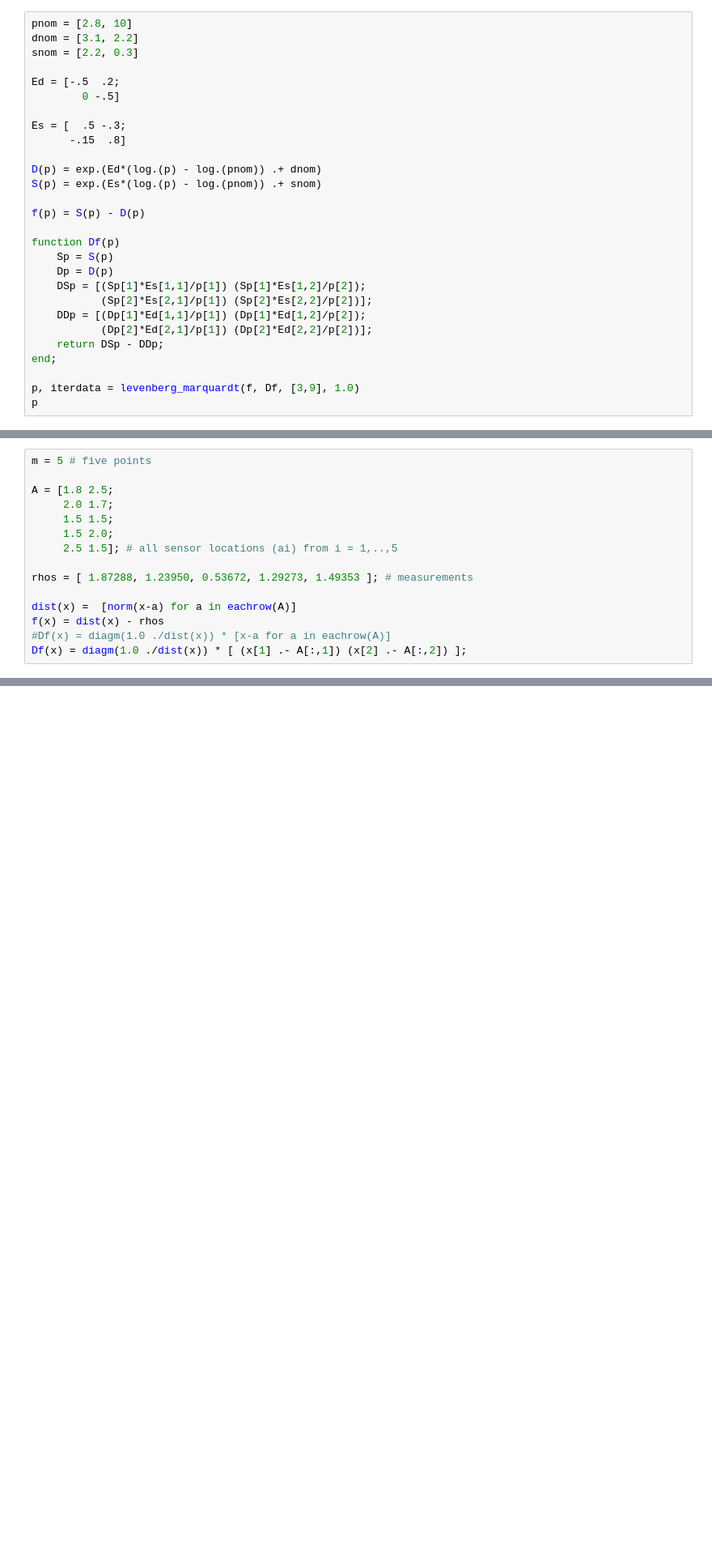
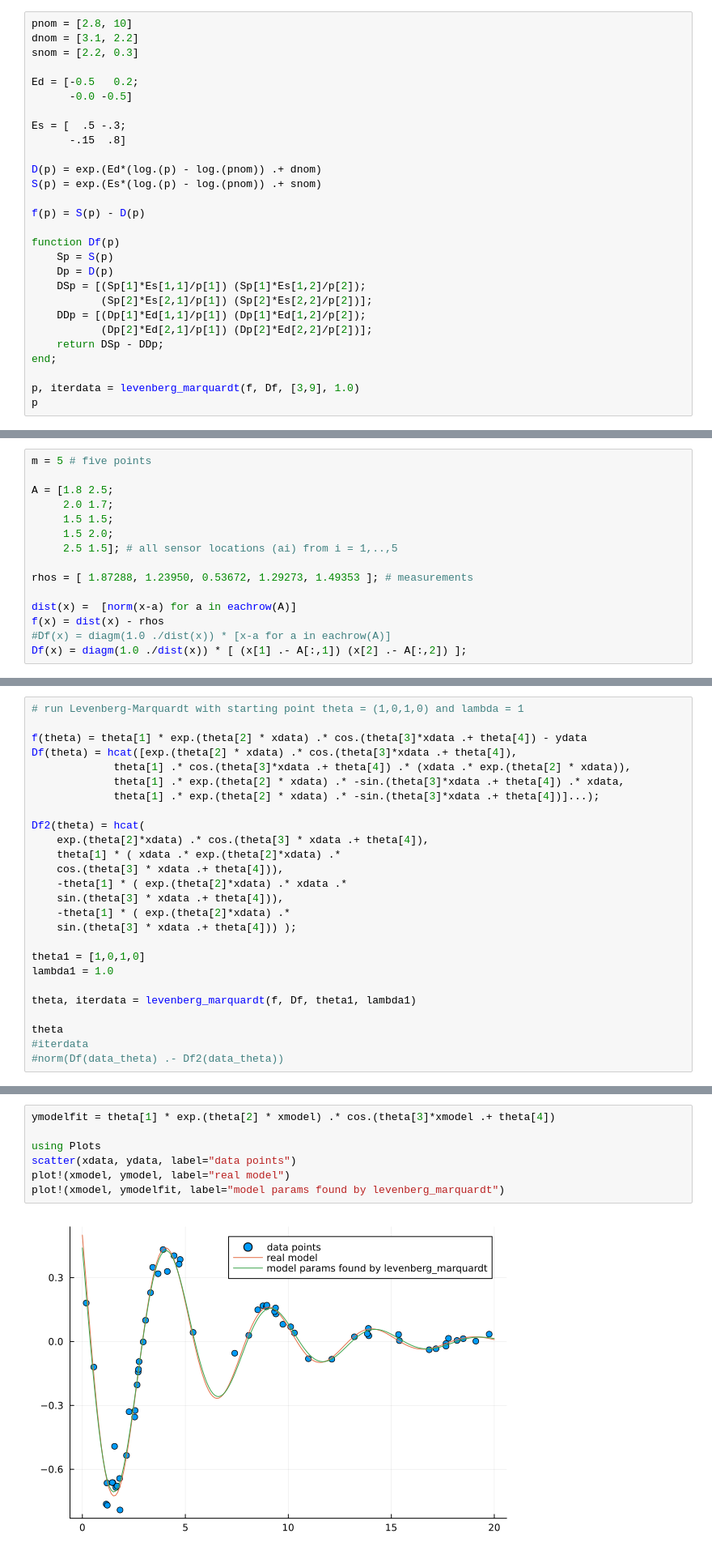
Before and after one commit to Minh-An/engr108, a Jupyter notebook: nonlinear_ls.ipynb, the cells around one changed output, grey strips where cells are left out. Shown at 81% size. Drawn from its saved outputs; the diff is of its cells as text; blank space fills up the shorter version.

Commit message:
18.5 Nonlinear model fitting.

```diff
--- a/nonlinear_ls.ipynb
+++ b/nonlinear_ls.ipynb
@@ -447,8 +450,8 @@ pnom = [2.8, 10]
 dnom = [3.1, 2.2]
 snom = [2.2, 0.3]
 
-Ed = [-.5  .2;
-        0 -.5]
+Ed = [-0.5   0.2;
+      -0.0 -0.5]
 
 Es = [  .5 -.3;
       -.15  .8]
@@ -532,0 +621,26 @@ plot!(xlabel = "k", ylabel = "||f(x)||^2", title="Levenberg-Marquardt for 3 star
+# %%
+# run Levenberg-Marquardt with starting point theta = (1,0,1,0) and lambda = 1
+
+f(theta) = theta[1] * exp.(theta[2] * xdata) .* cos.(theta[3]*xdata .+ theta[4]) - ydata
+Df(theta) = hcat([exp.(theta[2] * xdata) .* cos.(theta[3]*xdata .+ theta[4]),
+             theta[1] .* cos.(theta[3]*xdata .+ theta[4]) .* (xdata .* exp.(theta[2] * xdata)),
+             theta[1] .* exp.(theta[2] * xdata) .* -sin.(theta[3]*xdata .+ theta[4]) .* xdata,
+             theta[1] .* exp.(theta[2] * xdata) .* -sin.(theta[3]*xdata .+ theta[4])]...);
+
+Df2(theta) = hcat(
+    exp.(theta[2]*xdata) .* cos.(theta[3] * xdata .+ theta[4]),
+    theta[1] * ( xdata .* exp.(theta[2]*xdata) .*
+    cos.(theta[3] * xdata .+ theta[4])),
+    -theta[1] * ( exp.(theta[2]*xdata) .* xdata .*
+    sin.(theta[3] * xdata .+ theta[4])),
+    -theta[1] * ( exp.(theta[2]*xdata) .*
+    sin.(theta[3] * xdata .+ theta[4])) );
+
+theta1 = [1,0,1,0]
+lambda1 = 1.0
+
+theta, iterdata = levenberg_marquardt(f, Df, theta1, lambda1)
+
+theta
+#iterdata
+#norm(Df(data_theta) .- Df2(data_theta))
@@ -532,0 +653,9 @@ plot!(xlabel = "k", ylabel = "||f(x)||^2", title="Levenberg-Marquardt for 3 star
+# %%
+ymodelfit = theta[1] * exp.(theta[2] * xmodel) .* cos.(theta[3]*xmodel .+ theta[4])
+
+using Plots
+scatter(xdata, ydata, label="data points")
+plot!(xmodel, ymodel, label="real model")
+plot!(xmodel, ymodelfit, label="model params found by levenberg_marquardt")
+# %% [output]
+[figure, added]
```
Also changed, not shown: parts of 23 cells of this notebook.
